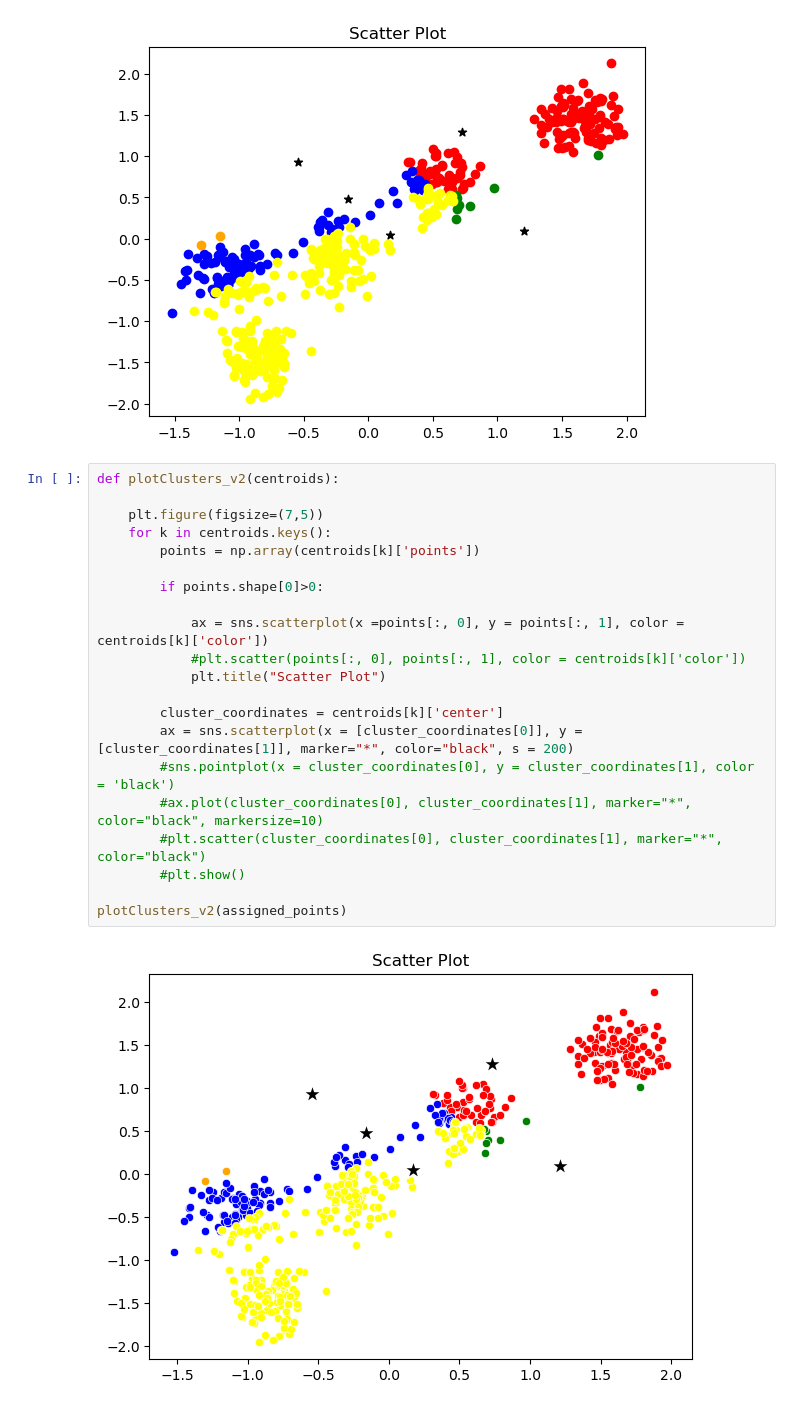
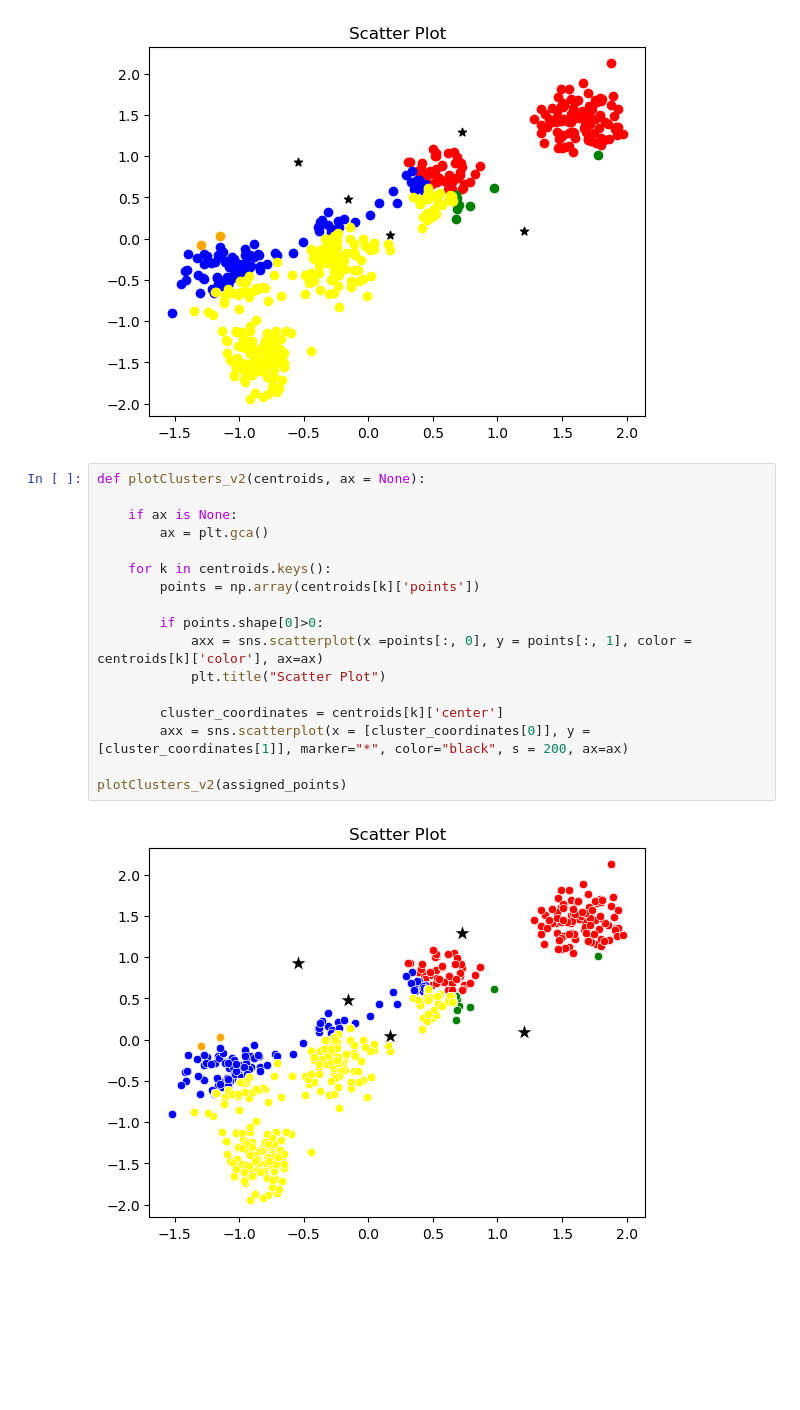
Before and after one commit to lavkushsingh31/ML-Practice-Exercises, a Jupyter notebook: K-Means Clustering Algorithm Implementation .ipynb, the cells around one changed output. Cells and saved outputs as stored; diff of their text form; blank space fills up the shorter version.

```diff
--- a/K-Means Clustering Algorithm Implementation .ipynb
+++ b/K-Means Clustering Algorithm Implementation .ipynb
@@ -188,25 +183,21 @@ plotClusters(assigned_points)
 # %% [output]
 [figure]
 # %%
-def plotClusters_v2(centroids):
+def plotClusters_v2(centroids, ax = None):
 
-    plt.figure(figsize=(7,5))
+    if ax is None:
+        ax = plt.gca()
+
     for k in centroids.keys():
         points = np.array(centroids[k]['points'])
 
         if points.shape[0]>0:
-
-            ax = sns.scatterplot(x =points[:, 0], y = points[:, 1], color = centroids[k]['color'])
-            #plt.scatter(points[:, 0], points[:, 1], color = centroids[k]['color'])
+            axx = sns.scatterplot(x =points[:, 0], y = points[:, 1], color = centroids[k]['color'], ax=ax)
             plt.title("Scatter Plot")
 
         cluster_coordinates = centroids[k]['center']
-        ax = sns.scatterplot(x = [cluster_coordinates[0]], y = [cluster_coordinates[1]], marker="*", color="black", s = 200)
-        #sns.pointplot(x = cluster_coordinates[0], y = cluster_coordinates[1], color = 'black')
-        #ax.plot(cluster_coordinates[0], cluster_coordinates[1], marker="*", color="black", markersize=10)
-        #plt.scatter(cluster_coordinates[0], cluster_coordinates[1], marker="*", color="black")
-        #plt.show()
+        axx = sns.scatterplot(x = [cluster_coordinates[0]], y = [cluster_coordinates[1]], marker="*", color="black", s = 200, ax=ax)
 
 plotClusters_v2(assigned_points)
 # %% [output]
-[figure, old version]
+[figure, new version]
```
Also changed, not shown: parts of 4 cells of this notebook.
